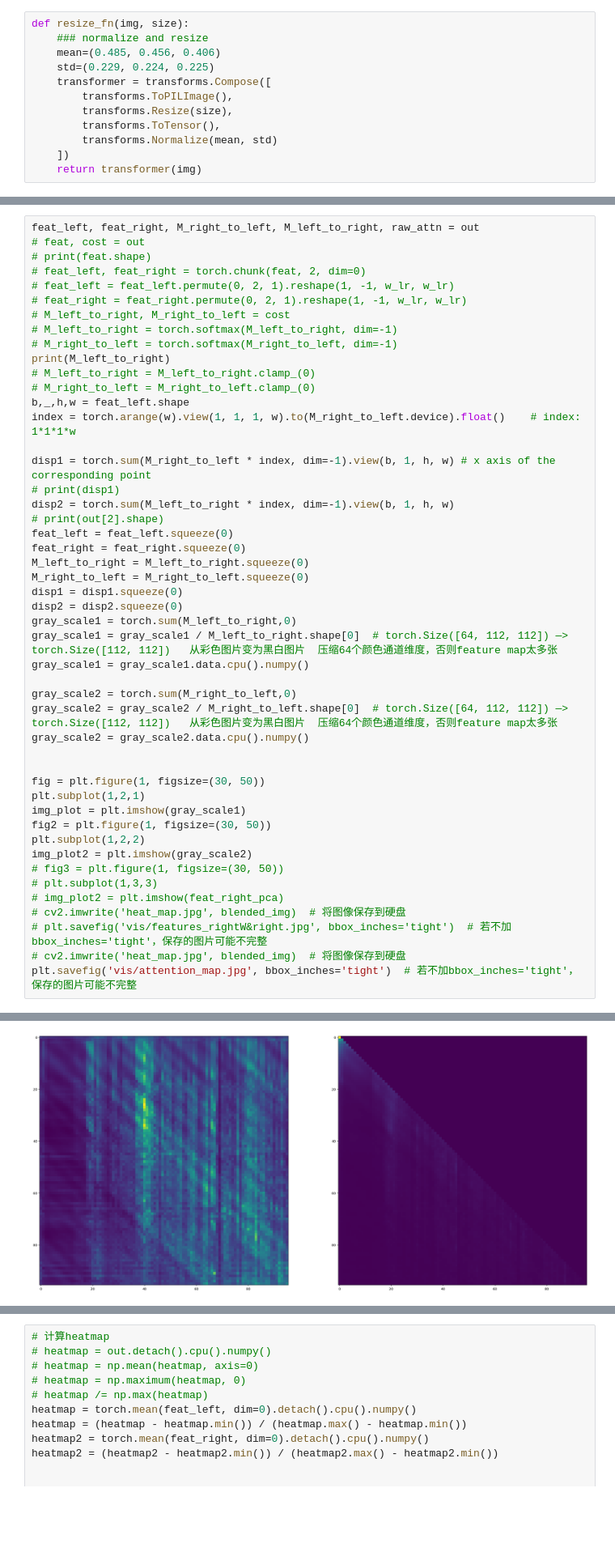
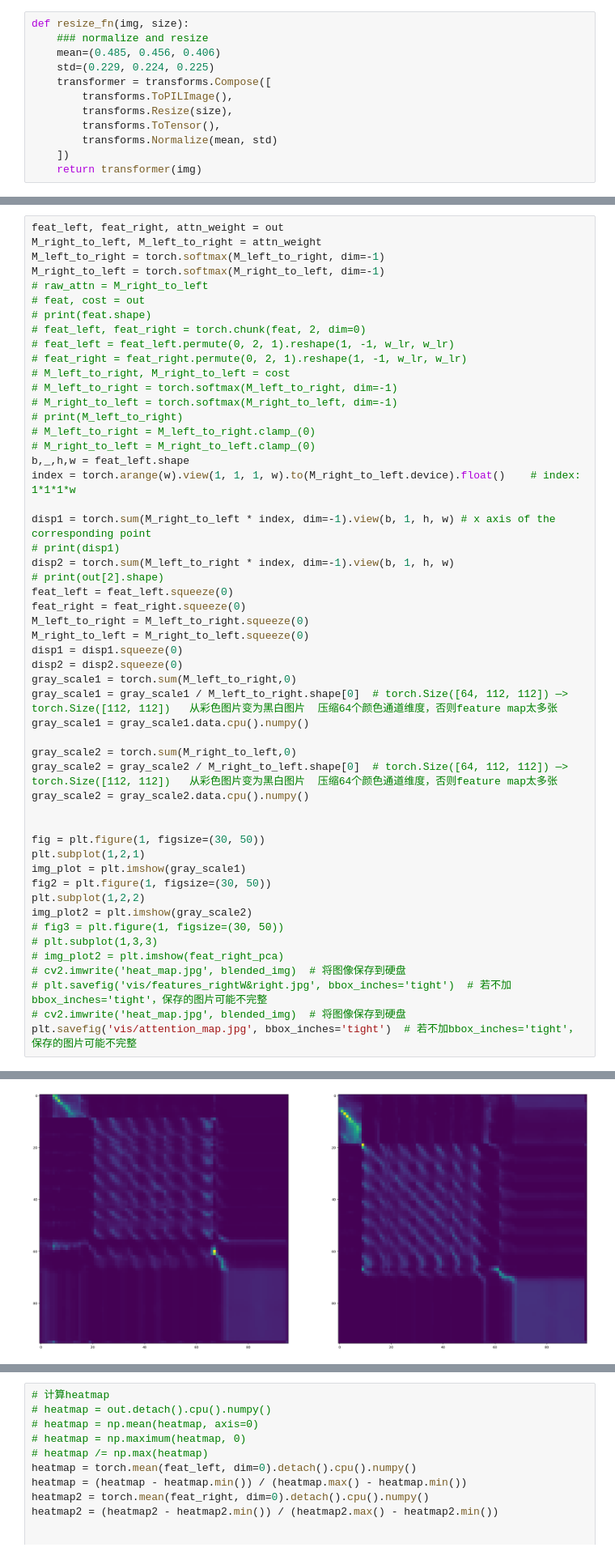
Before and after one commit to liu-yii/StereoSRTransformer, a Jupyter notebook: feat_vis.ipynb, the cells around one changed output, grey strips where cells are left out. Shown at 81% size. Saved outputs shown, nothing was run; the diff lists cells and outputs as text; blank space fills up the shorter version.

```diff
--- a/feat_vis.ipynb
+++ b/feat_vis.ipynb
@@ -160,5 +226,9 @@ tensor([[[0.4739],
 # %%
-feat_left, feat_right, M_right_to_left, M_left_to_right, raw_attn = out
+feat_left, feat_right, attn_weight = out
+M_right_to_left, M_left_to_right = attn_weight
+M_left_to_right = torch.softmax(M_left_to_right, dim=-1)
+M_right_to_left = torch.softmax(M_right_to_left, dim=-1)
+# raw_attn = M_right_to_left
 # feat, cost = out
 # print(feat.shape)
 # feat_left, feat_right = torch.chunk(feat, 2, dim=0)
@@ -167,7 +237,7 @@ feat_left, feat_right, M_right_to_left, M_left_to_right, raw_attn = out
 # M_left_to_right, M_right_to_left = cost
 # M_left_to_right = torch.softmax(M_left_to_right, dim=-1)
 # M_right_to_left = torch.softmax(M_right_to_left, dim=-1)
-print(M_left_to_right)
+# print(M_left_to_right)
 # M_left_to_right = M_left_to_right.clamp_(0)
 # M_right_to_left = M_right_to_left.clamp_(0)
 b,_,h,w = feat_left.shape
@@ -226,2 +279,2 @@ tensor([[[0.0079, 0.0079, 0.0084,  ..., 0.0083, 0.0176, 0.0090],
-[figure, old version]
+[figure, new version]
 # %%
```
Also changed, not shown: parts of 14 cells of this notebook, 32 other files.
